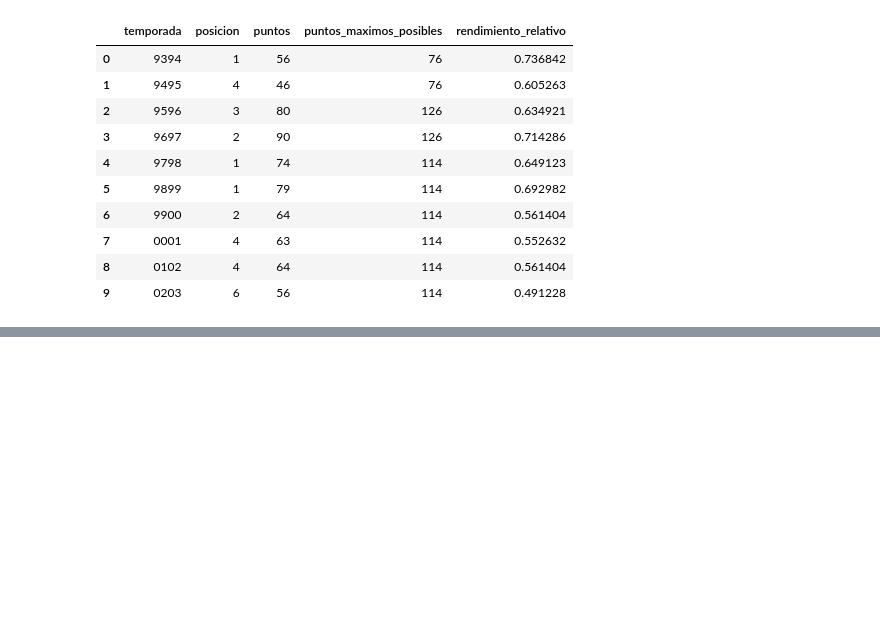
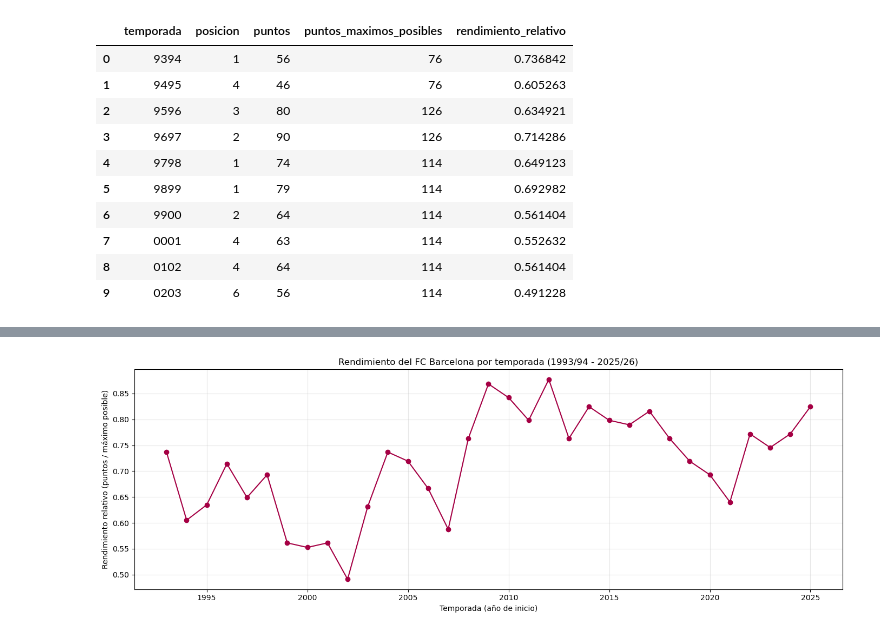
Before and after one commit to albertone448/always-barca, a Jupyter notebook: notebooks/02_analisis_rendimiento.ipynb, the cells around one changed output, grey strips where cells are left out. Drawn from its saved outputs; the diff is of its cells as text; code cells hidden in the pictures; blank space fills up the shorter version.

Commit message:
Analisis exploratorio: metrica de rendimiento, correlacion gasto-rendimiento y comparacion por entrenador con 3 visualizaciones

```diff
--- a/notebooks/02_analisis_rendimiento.ipynb
+++ b/notebooks/02_analisis_rendimiento.ipynb
@@ -51,10 +53,10 @@ def categorizar_temporada(posicion):
         return 'Título'
     elif posicion <= 4:
         return 'Top 4'
-    elif posicion <= 10:
-        return 'Mitad de tabla'
+    elif posicion <= 8:
+        return 'Mala'
     else:
-        return 'Mala'
+        return 'Catastrófico'
 
 df_maestro['categoria_temporada'] = df_maestro['posicion'].apply(categorizar_temporada)
 df_maestro['categoria_temporada'].value_counts()
@@ -66 +68,16 @@ Mitad de tabla     1
 Name: count, dtype: int64
+# %%
+import matplotlib.pyplot as plt
+
+fig, ax = plt.subplots(figsize=(14, 5))
+ax.plot(df_maestro['anio_inicio'], df_maestro['rendimiento_relativo'], marker='o', color='#a50044')
+ax.set_xlabel('Temporada (año de inicio)')
+ax.set_ylabel('Rendimiento relativo (puntos / máximo posible)')
+ax.set_title('Rendimiento del FC Barcelona por temporada (1993/94 - 2025/26)')
+ax.grid(True, alpha=0.3)
+plt.tight_layout()
+
+fig.savefig('../reports/figures/rendimiento_por_temporada.png', dpi=150, bbox_inches='tight')
+plt.show()
+# %% [output]
+[figure, added]
```
Also changed, not shown: parts of 10 cells of this notebook, 3 other files.
